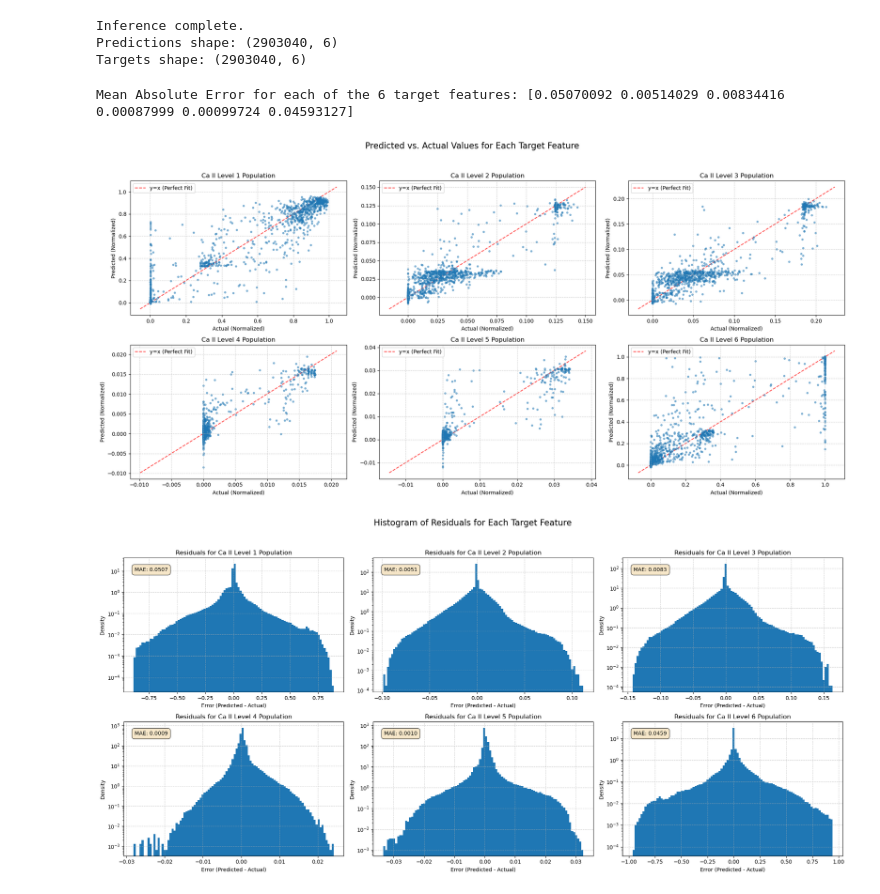
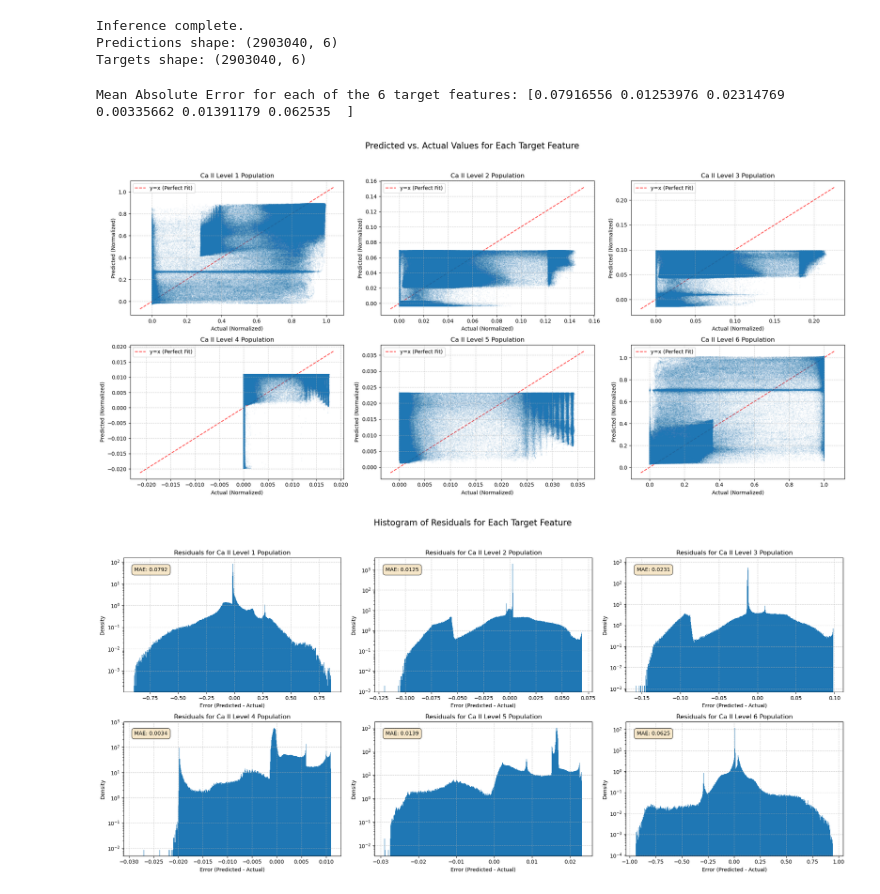
Before and after one commit to andreuva/graphnet_nlte, a Jupyter notebook: gnn_inference.ipynb, the cells around one changed output. Cells and saved outputs as stored; diff of their text form; code cells hidden in the pictures.

```diff
--- a/gnn_inference.ipynb
+++ b/gnn_inference.ipynb
@@ -82,7 +82,7 @@ Test dataset created. Total samples: 25201
 Features shape: (32514048, 10), Targets shape: (32514048, 6)
 # %%
 # Define the path to your best saved model
-checkpoint_path = 'checkpoints/*.pth' # Make sure this path is correct
+checkpoint_path = 'checkpoints/2025.07.22-16:14:29_best.pth' # Make sure this path is correct
 
 # Load the checkpoint dictionary
 # Use map_location to ensure the model loads correctly on CPU if it was trained on GPU
@@ -143,44 +143,45 @@ mae = np.mean(np.abs(residuals), axis=0)
 
 print(f"Mean Absolute Error for each of the 6 target features: {mae}")
 # %% [output]
-Mean Absolute Error for each of the 6 target features: [0.05070092 0.00514029 0.00834416 0.00087999 0.00099724 0.04593127]
+Mean Absolute Error for each of the 6 target features: [0.07916556 0.01253976 0.02314769 0.00335662 0.01391179 0.062535  ]
 # %%
 # The target variable (level populations) has 6 dimensions. We'll create a plot for each.
 fig, axes = plt.subplots(2, 3, figsize=(20, 10), dpi=100)
 axes = axes.flatten()
 
 for i in range(predictions.shape[1]):
+    ax = axes[i]
+
     # To avoid plotting millions of points, we take a random sample
-    sample_indices = np.random.choice(len(predictions), size=1e5, replace=False)
-
-    ax = axes[i]
-    ax.scatter(targets[sample_indices, i], predictions[sample_indices, i], alpha=0.5, s=10)
+    # sample_indices = np.random.choice(len(predictions), size=int(1e5), replace=False)
+    # ax.scatter(targets[sample_indices, i], predictions[sample_indices, i], alpha=0.1, s=1)
+    ax.scatter(targets[:, i], predictions[:, i], alpha=0.05, s=0.5)
 
     # Add the y=x line for reference
     lims = [
         np.min([ax.get_xlim(), ax.get_ylim()]),
         np.max([ax.get_xlim(), ax.get_ylim()]),
     ]
     ax.plot(lims, lims, 'r--', alpha=0.75, zorder=0, label='y=x (Perfect Fit)')
 
     ax.set_title(f'Ca II Level {i+1} Population')
     ax.set_xlabel('Actual (Normalized)')
     ax.set_ylabel('Predicted (Normalized)')
     ax.grid(True, linestyle='--', alpha=0.6)
-    ax.legend()
+    ax.legend(loc='upper left')
 
 fig.suptitle('Predicted vs. Actual Values for Each Target Feature', fontsize=16)
 plt.tight_layout(rect=[0, 0.03, 1, 0.95])
 plt.show()
 # %% [output]
-[figure, old version]
+[figure, new version]
 # %%
 fig, axes = plt.subplots(2, 3, figsize=(20, 10), dpi=100)
 axes = axes.flatten()
 
 for i in range(residuals.shape[1]):
     ax = axes[i]
-    ax.hist(residuals[:, i], bins=100, density=True)
+    ax.hist(residuals[:, i], bins=1000, density=True)
     ax.set_title(f'Residuals for Ca II Level {i+1} Population')
     ax.set_xlabel('Error (Predicted - Actual)')
     ax.set_ylabel('Density')
@@ -195,4 +196,4 @@ fig.suptitle('Histogram of Residuals for Each Target Feature', fontsize=16)
 plt.tight_layout(rect=[0, 0.03, 1, 0.95])
 plt.show()
 # %% [output]
-[figure, old version]
+[figure, new version]
```
Also changed, not shown: parts of 1 cell of this notebook, 2 other files.
